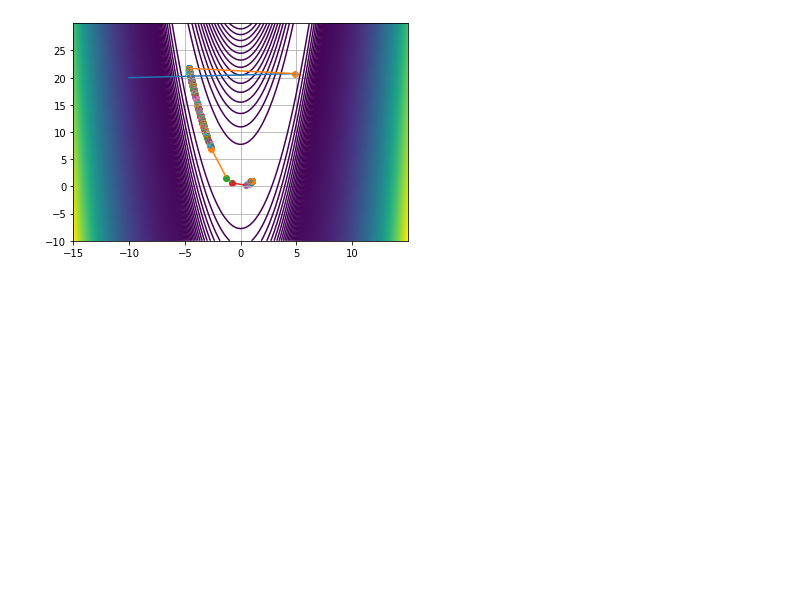
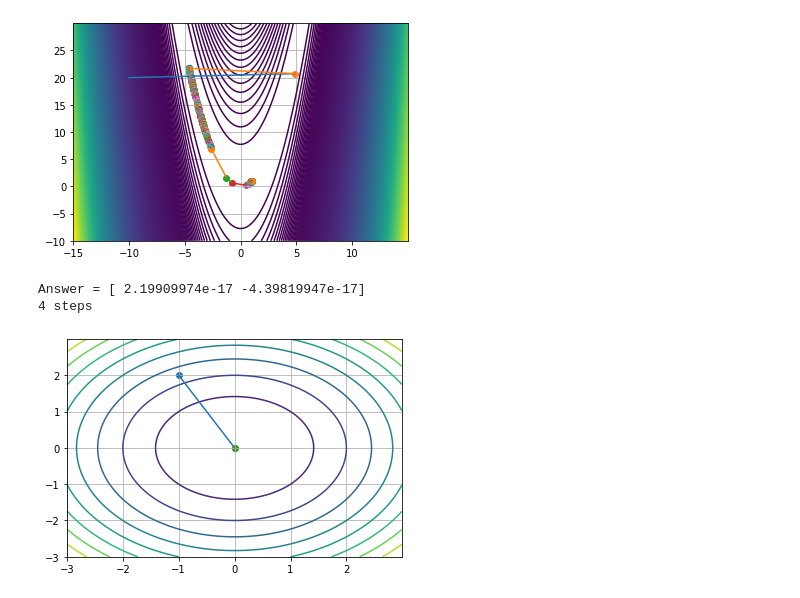
Before and after one commit to KokorinIlya/optimization_methods, a Jupyter notebook: HW1/gradient.ipynb, the cells around one changed output. Saved outputs shown, nothing was run; the diff lists cells and outputs as text; code cells hidden in the pictures; blank space fills up the shorter version.

```diff
--- a/HW1/gradient.ipynb
+++ b/HW1/gradient.ipynb
@@ -19,5 +19,5 @@ def rosenbrock_grad(arg):
 # %%
-def draw_function(f, f_grad, start, method, show_trace_maker, x_min, x_max, x_step, y_min, y_max, y_step):
+def draw_function(f, f_grad, start, method, show_trace_maker, x_min, x_max, x_step, y_min, y_max, y_step, levels):
     trace = gradient_descent(f, f_grad, start, linear_step_chooser(method), stop_criterion='grad', eps=1e-8)
     print('Answer =', trace[-1])
     print(len(trace), 'steps')
@@ -25,10 +25,10 @@ def draw_function(f, f_grad, start, method, show_trace_maker, x_min, x_max, x_st
 
     x_s = np.arange(x_min, x_max, x_step)
     y_s = np.arange(y_min, y_max, y_step)
-    z_s = np.array([[f([x, y]) for x in x_s] for y in y_s])
+    z_s = np.array([[f(np.array([x, y])) for x in x_s] for y in y_s])
 
     plt.figure()
-    cs = plt.contour(x_s, y_s, z_s, levels=1000)
+    cs = plt.contour(x_s, y_s, z_s, levels=levels)
     # plt.clabel(cs)
     for i in tqdm(range(len(trace_to_show) - 1)):
         cur_point = trace_to_show[i]
@@ -54,3 +55,27 @@ draw_function(rosenbrock_f,
 Answer = [0.99999999 0.99999998]
 52302 steps
 [figure]
+# %%
+def sum_squares_f(args):
+    return np.sum(args ** 2)
+
+def sum_squares_grad(args):
+    return 2 * args
+# %%
+draw_function(sum_squares_f,
+              sum_squares_grad,
+              start=np.array([-1, 2]),
+              method=golden,
+              show_trace_maker=lambda trace: trace,
+              x_min=-3,
+              x_max=3,
+              x_step=0.01,
+              y_min=-3,
+              y_max=3,
+              y_step=0.01,
+              levels=10
+             )
+# %% [output]
+Answer = [ 2.19909974e-17 -4.39819947e-17]
+4 steps
+[figure, added]
```
Also changed, not shown: parts of 3 cells of this notebook, 1 other file.
